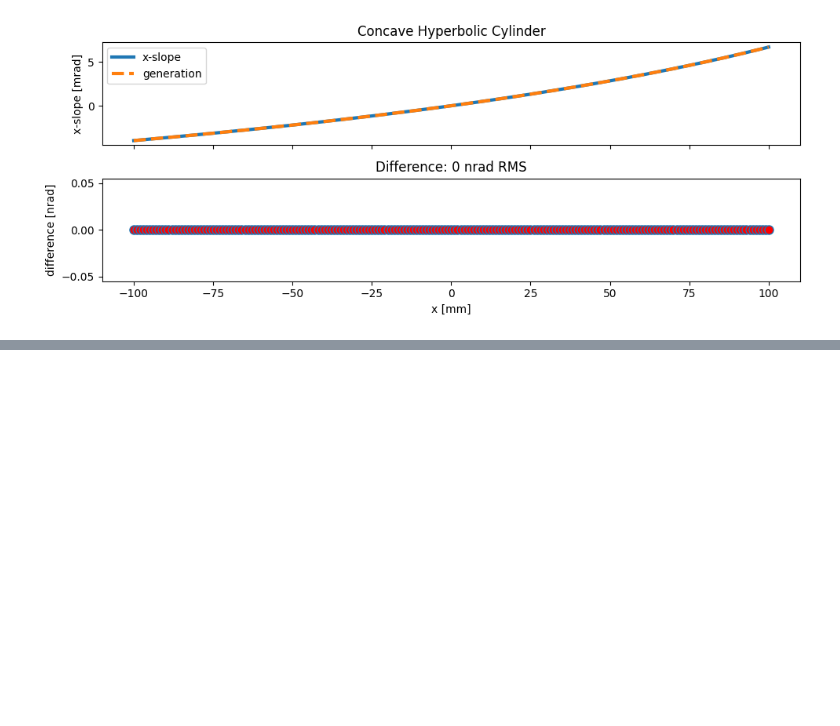
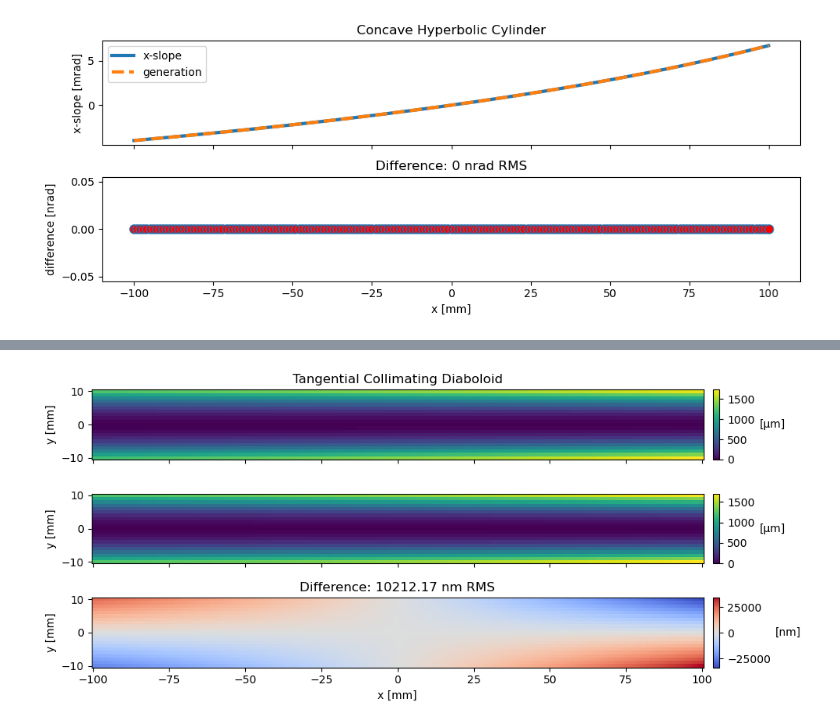
Before and after one commit to nsls2omf/xmf, a Jupyter notebook: python/demo_script_02_generate_shapes.ipynb, the cells around one changed output, grey strips where cells are left out. Cells and saved outputs as stored; diff of their text form; code cells hidden in the pictures; blank space fills up the shorter version.

```diff
--- a/python/demo_script_02_generate_shapes.ipynb
+++ b/python/demo_script_02_generate_shapes.ipynb
@@ -130,0 +142,8 @@ xmf.fig_compare_1d_slope(x1d, sx1d, sx1d_standard, 'Concave Hyperbolic Cylinder'
+# %%
+# 8.2. Tangential Collimating Diaboloid (TCD)
+
+z2d_standard = xmf.standard_tan_col_diaboloid_height(x2d, y2d, abs_p, abs_q_s, theta)
+z2d = xmf.generate_2d_curved_surface_height(xmf.standard_tan_col_diaboloid_height, x2d, y2d, abs_p, abs_q_s, theta, x_i, y_i, z_i, alpha, beta, gamma)
+xmf.fig_show_2d_map(x1d, y1d, z2d, z2d_standard, 'Tangential Collimating Diaboloid')
+# %% [output]
+[figure, added]
```
Also changed, not shown: parts of 6 cells of this notebook, 15 other files.
